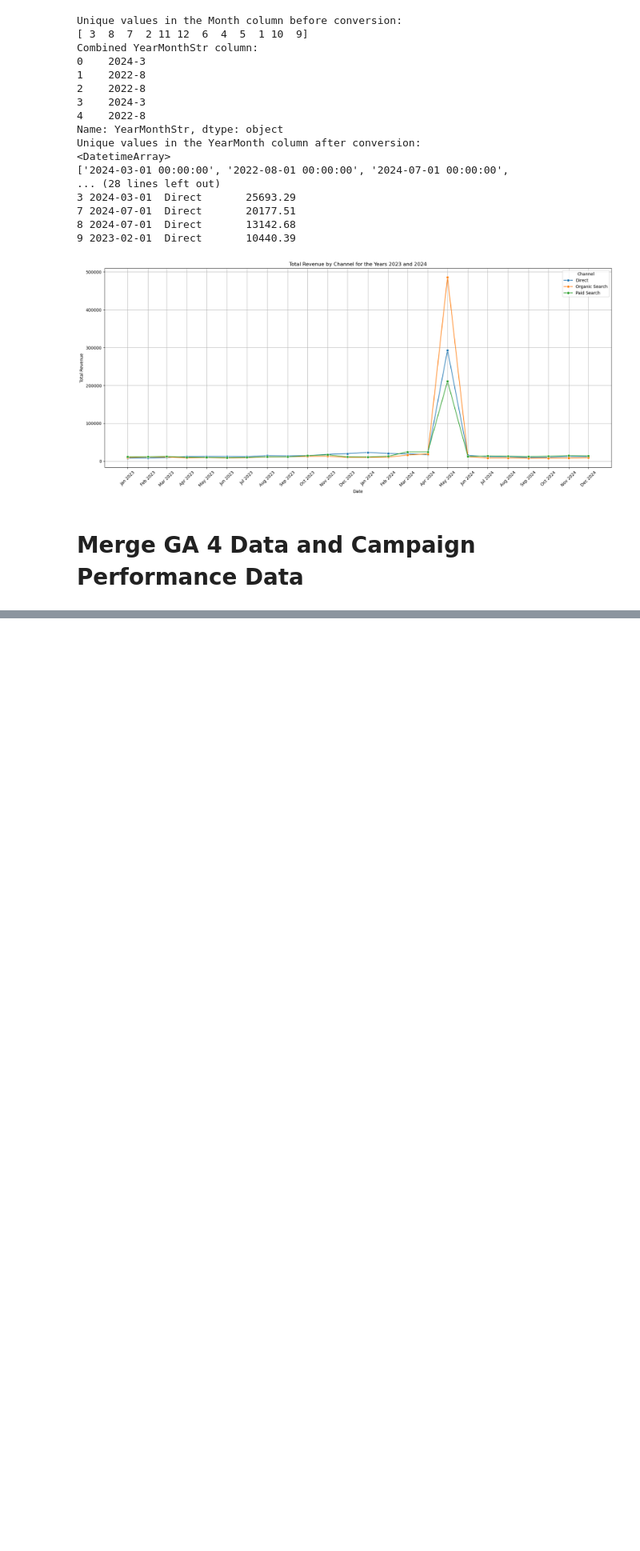
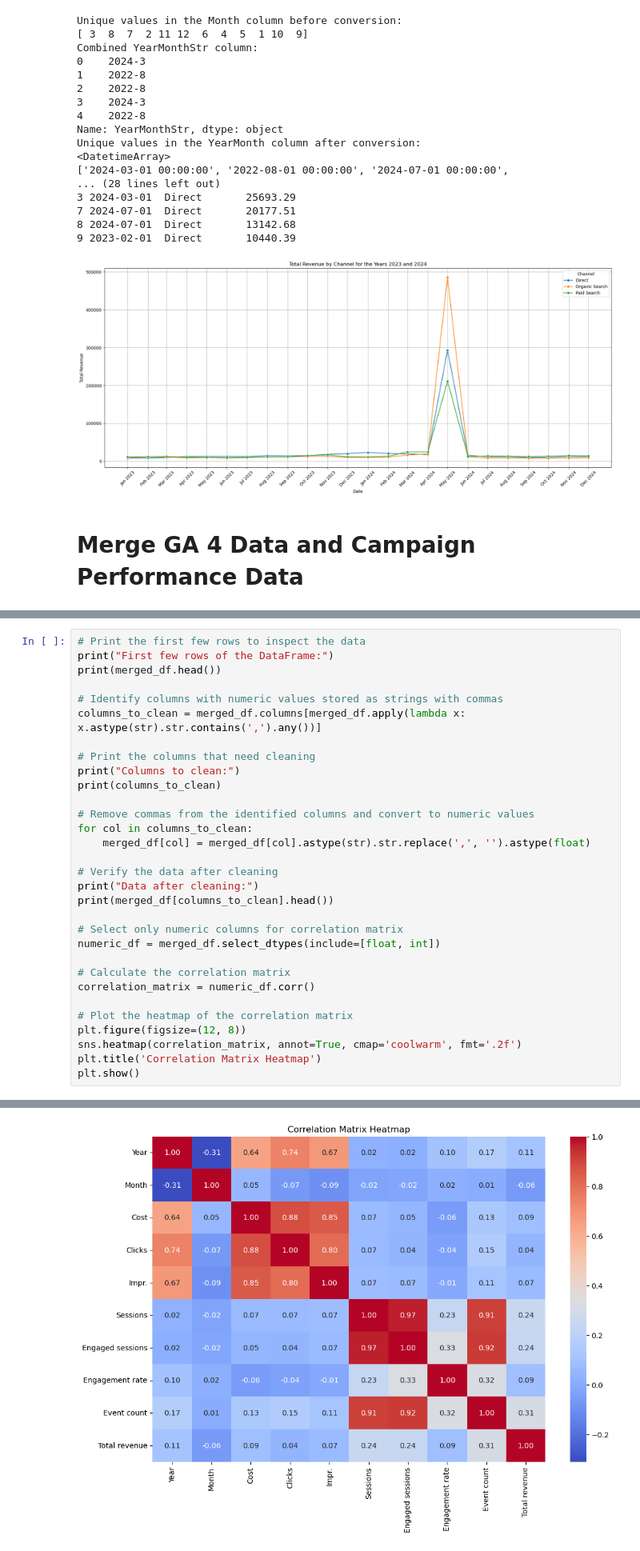
Before and after one commit to AdebolaShelby/ad-impact-analysis, a Jupyter notebook: ad-impact-exploratory-analysis.ipynb, the cells around one changed output, grey strips where cells are left out. Shown at 80% size. Cells and saved outputs as stored; diff of their text form; blank space fills up the shorter version.

Commit message:
correlation analysis

```diff
--- a/ad-impact-exploratory-analysis.ipynb
+++ b/ad-impact-exploratory-analysis.ipynb
@@ -624,0 +712,32 @@ merged_df.head(10)
+# %%
+# Print the first few rows to inspect the data
+print("First few rows of the DataFrame:")
+print(merged_df.head())
+
+# Identify columns with numeric values stored as strings with commas
+columns_to_clean = merged_df.columns[merged_df.apply(lambda x: x.astype(str).str.contains(',').any())]
+
+# Print the columns that need cleaning
+print("Columns to clean:")
+print(columns_to_clean)
+
+# Remove commas from the identified columns and convert to numeric values
+for col in columns_to_clean:
+    merged_df[col] = merged_df[col].astype(str).str.replace(',', '').astype(float)
+
+# Verify the data after cleaning
+print("Data after cleaning:")
+print(merged_df[columns_to_clean].head())
+
+# Select only numeric columns for correlation matrix
+numeric_df = merged_df.select_dtypes(include=[float, int])
+
+# Calculate the correlation matrix
+correlation_matrix = numeric_df.corr()
+
+# Plot the heatmap of the correlation matrix
+plt.figure(figsize=(12, 8))
+sns.heatmap(correlation_matrix, annot=True, cmap='coolwarm', fmt='.2f')
+plt.title('Correlation Matrix Heatmap')
+plt.show()
+# %% [output]
@@ -624,0 +764 @@ merged_df.head(10)
+[figure, added]
```
Also changed, not shown: parts of 5 cells of this notebook.
